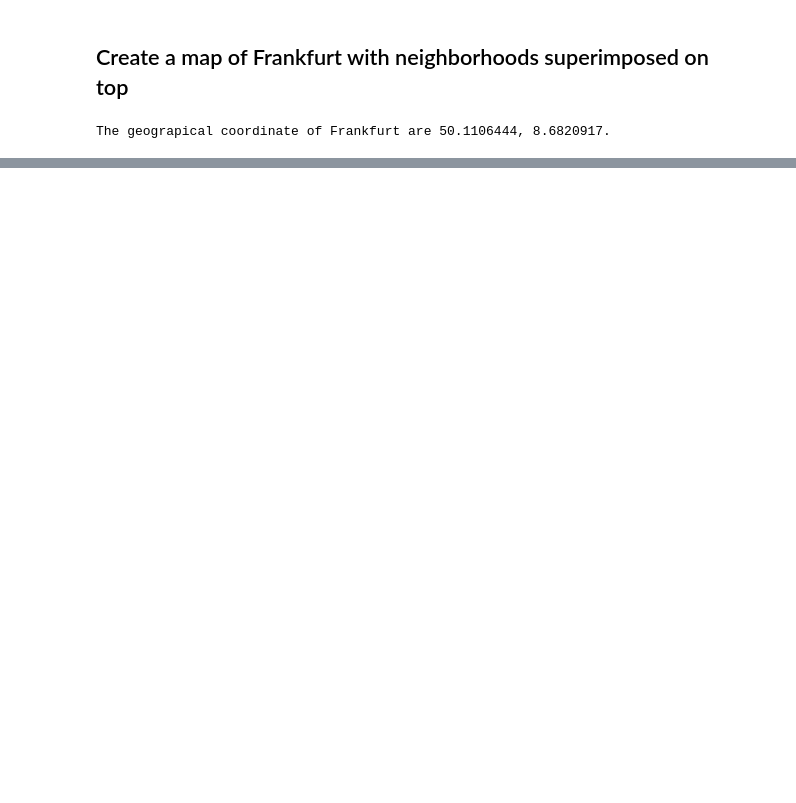
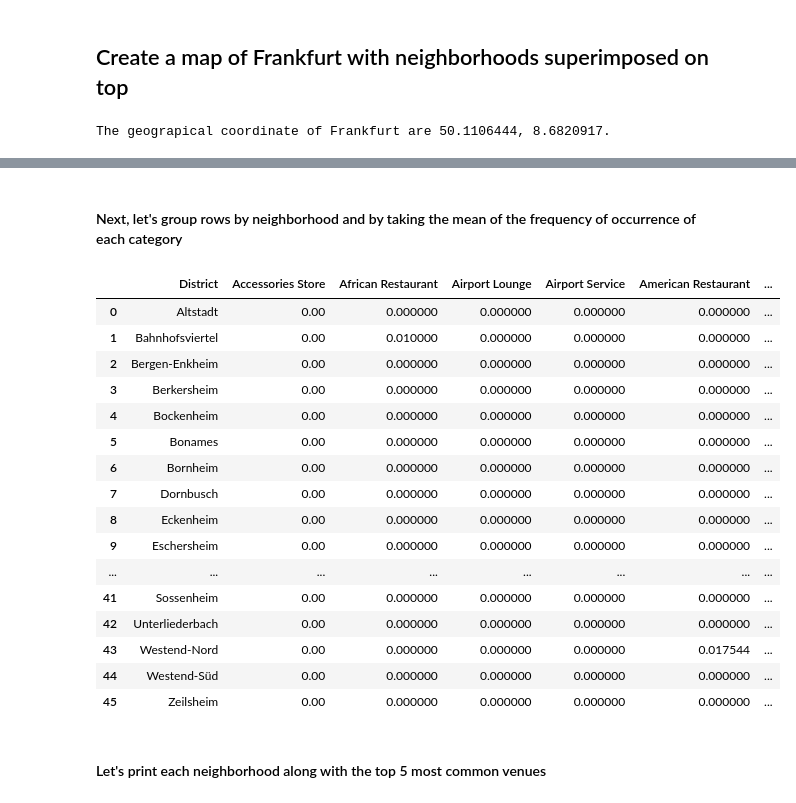
Before and after one commit to incardo/Coursera_Capstone, a Jupyter notebook: Coursera Capstone project.ipynb, the cells around one changed output, grey strips where cells are left out. Drawn from its saved outputs; the diff is of its cells as text; code cells hidden in the pictures; blank space fills up the shorter version.

```diff
--- a/Coursera Capstone project.ipynb
+++ b/Coursera Capstone project.ipynb
@@ -195,5 +234,0 @@ df_districts = pd.merge(df_districts, district_rent_price, on="District")
-# %%
-import geopandas as gpd
-from shapely.geometry import Polygon
-
-df_districts['geometry'] = gdf.apply(lambda row:Polygon(eval(row['coordinates'])), axis=1)
@@ -329,0 +322,9 @@ communities_map
+# %%
+CLIENT_ID = 'LNU4ZAZSYSFL2PM0WJ2WIR2IHSMVSOYA434C2UOVKHCIWXYI' # your Foursquare ID
+CLIENT_SECRET = 'T44NCMGFDJCJVPDVFJLIWTYFGGKYA22HKRHWI0PU2JBP10JS' # your Foursquare Secret
+VERSION = '20180605' # Foursquare API version
+LIMIT = 100 # A default Foursquare API limit value
+
+print('Your credentails:')
+print('CLIENT_ID: ' + CLIENT_ID)
+print('CLIENT_SECRET:' + CLIENT_SECRET)
@@ -329,0 +377,5 @@ communities_map
+# %%
+frankfurt_venues = getNearbyVenues(names=df_districts['District'],
+                                   latitudes=df_districts['Latitude'],
+                                   longitudes=df_districts['Longitude']
+                                  )
@@ -329,0 +438,12 @@ communities_map
+# %%
+# one hot encoding
+frankfurt_onehot = pd.get_dummies(frankfurt_venues[['Venue Category']], prefix="", prefix_sep="")
+
+# add neighborhood column back to dataframe
+frankfurt_onehot['District'] = frankfurt_venues['District']
+
+# move neighborhood column to the first column
+fixed_columns = [frankfurt_onehot.columns[-1]] + list(frankfurt_onehot.columns[:-1])
+frankfurt_onehot = frankfurt_onehot[fixed_columns]
+
+frankfurt_onehot.head()
@@ -329,0 +457,25 @@ communities_map
+# %% [markdown]
+#### Next, let's group rows by neighborhood and by taking the mean of the frequency of occurrence of each category
+# %%
+frankfurt_grouped = frankfurt_onehot.groupby('District').mean().reset_index()
+frankfurt_grouped
+# %% [output]
+|  | District | Accessories Store | African Restaurant | Airport Lounge | Airport Service | American Restaurant | ... |
+| 0 | Altstadt | 0.00 | 0.000000 | 0.000000 | 0.000000 | 0.000000 | ... |
+| 1 | Bahnhofsviertel | 0.00 | 0.010000 | 0.000000 | 0.000000 | 0.000000 | ... |
+| 2 | Bergen-Enkheim | 0.00 | 0.000000 | 0.000000 | 0.000000 | 0.000000 | ... |
+| 3 | Berkersheim | 0.00 | 0.000000 | 0.000000 | 0.000000 | 0.000000 | ... |
+| 4 | Bockenheim | 0.00 | 0.000000 | 0.000000 | 0.000000 | 0.000000 | ... |
+| 5 | Bonames | 0.00 | 0.000000 | 0.000000 | 0.000000 | 0.000000 | ... |
+| 6 | Bornheim | 0.00 | 0.000000 | 0.000000 | 0.000000 | 0.000000 | ... |
+| 7 | Dornbusch | 0.00 | 0.000000 | 0.000000 | 0.000000 | 0.000000 | ... |
+| 8 | Eckenheim | 0.00 | 0.000000 | 0.000000 | 0.000000 | 0.000000 | ... |
+| 9 | Eschersheim | 0.00 | 0.000000 | 0.000000 | 0.000000 | 0.000000 | ... |
+| ... | ... | ... | ... | ... | ... | ... | ... |
+| 41 | Sossenheim | 0.00 | 0.000000 | 0.000000 | 0.000000 | 0.000000 | ... |
+| 42 | Unterliederbach | 0.00 | 0.000000 | 0.000000 | 0.000000 | 0.000000 | ... |
+| 43 | Westend-Nord | 0.00 | 0.000000 | 0.000000 | 0.000000 | 0.017544 | ... |
+| 44 | Westend-Süd | 0.00 | 0.000000 | 0.000000 | 0.000000 | 0.000000 | ... |
+| 45 | Zeilsheim | 0.00 | 0.000000 | 0.000000 | 0.000000 | 0.000000 | ... |
+# %% [markdown]
+#### Let's print each neighborhood along with the top 5 most common venues
```
Also changed, not shown: parts of 40 cells of this notebook.
